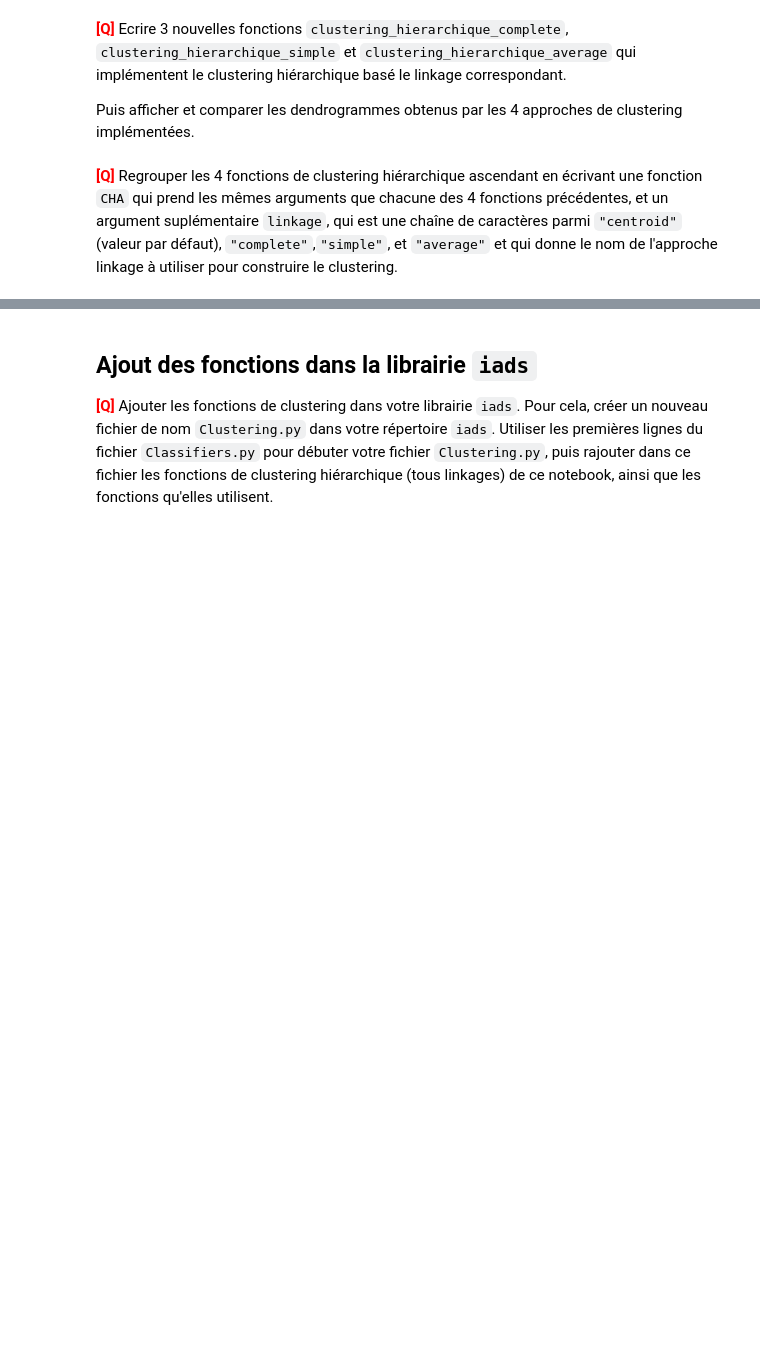
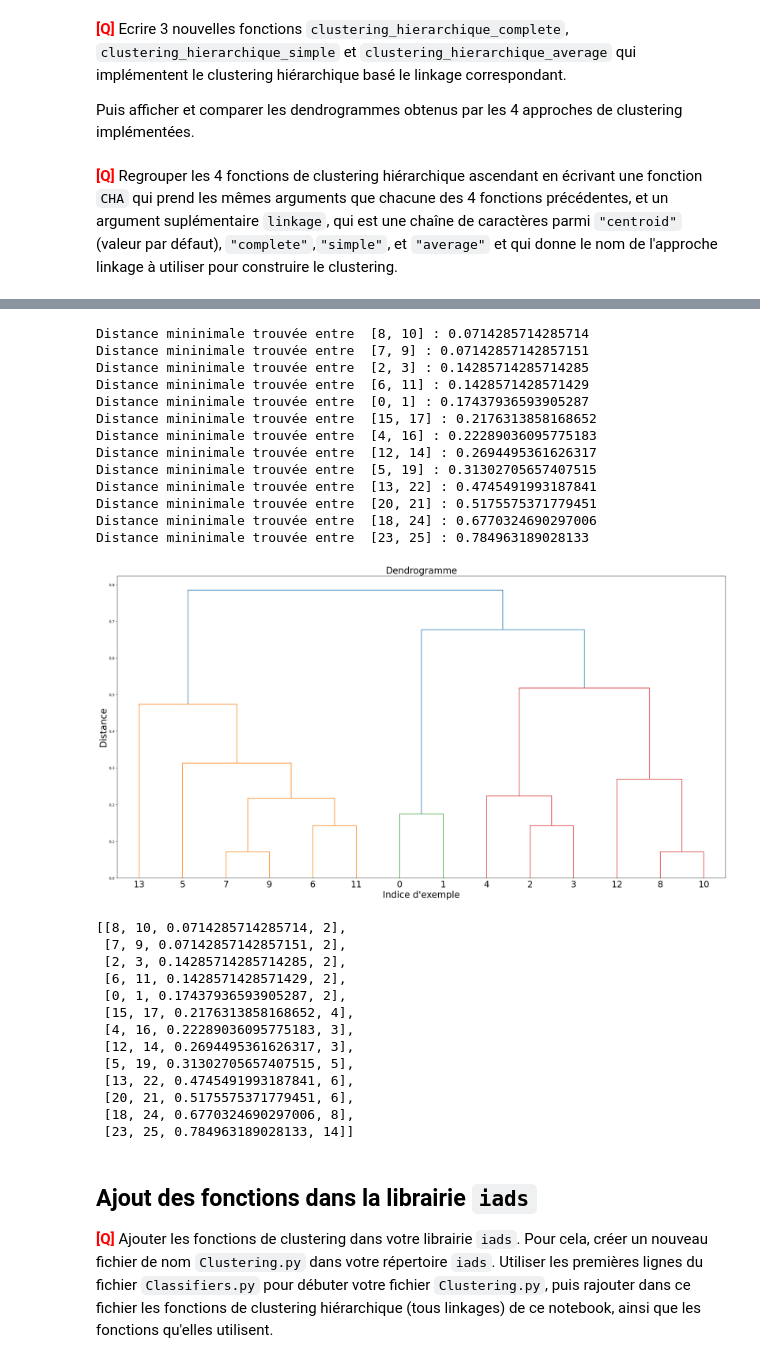
Before and after one commit to ilyesdjerfaf/Sciences-des-Donnees---LU3IN026, a Jupyter notebook: tme-08/tme-08_DJERFAF_TAFOUGHALT.ipynb, the cells around one changed output, grey strips where cells are left out. Drawn from its saved outputs; the diff is of its cells as text; code cells hidden in the pictures; blank space fills up the shorter version.

```diff
--- a/tme-08/tme-08_DJERFAF_TAFOUGHALT.ipynb
+++ b/tme-08/tme-08_DJERFAF_TAFOUGHALT.ipynb
@@ -491,3 +619,33 @@ def CHA(DF,linkage='centroid', verbose=False,dendrogramme=False):
+# %%
+CHA(data_2D_norm,linkage='average',verbose=True,dendrogramme=True)
+# %% [output]
+Distance mininimale trouvée entre  [8, 10] : 0.0714285714285714
+Distance mininimale trouvée entre  [7, 9] : 0.07142857142857151
+Distance mininimale trouvée entre  [2, 3] : 0.14285714285714285
+Distance mininimale trouvée entre  [6, 11] : 0.1428571428571429
+Distance mininimale trouvée entre  [0, 1] : 0.17437936593905287
+Distance mininimale trouvée entre  [15, 17] : 0.2176313858168652
+Distance mininimale trouvée entre  [4, 16] : 0.22289036095775183
+Distance mininimale trouvée entre  [12, 14] : 0.2694495361626317
+Distance mininimale trouvée entre  [5, 19] : 0.31302705657407515
+Distance mininimale trouvée entre  [13, 22] : 0.4745491993187841
+Distance mininimale trouvée entre  [20, 21] : 0.5175575371779451
+Distance mininimale trouvée entre  [18, 24] : 0.6770324690297006
+Distance mininimale trouvée entre  [23, 25] : 0.784963189028133
+[figure, added]
+[[8, 10, 0.0714285714285714, 2],
+ [7, 9, 0.07142857142857151, 2],
+ [2, 3, 0.14285714285714285, 2],
+ [6, 11, 0.1428571428571429, 2],
+ [0, 1, 0.17437936593905287, 2],
+ [15, 17, 0.2176313858168652, 4],
+ [4, 16, 0.22289036095775183, 3],
+ [12, 14, 0.2694495361626317, 3],
+ [5, 19, 0.31302705657407515, 5],
+ [13, 22, 0.4745491993187841, 6],
+ [20, 21, 0.5175575371779451, 6],
+ [18, 24, 0.6770324690297006, 8],
+ [23, 25, 0.784963189028133, 14]]
 # %% [markdown]
 ## Ajout des fonctions dans la librairie `iads`
 
```
Also changed, not shown: parts of 14 cells of this notebook, 1 other file.
